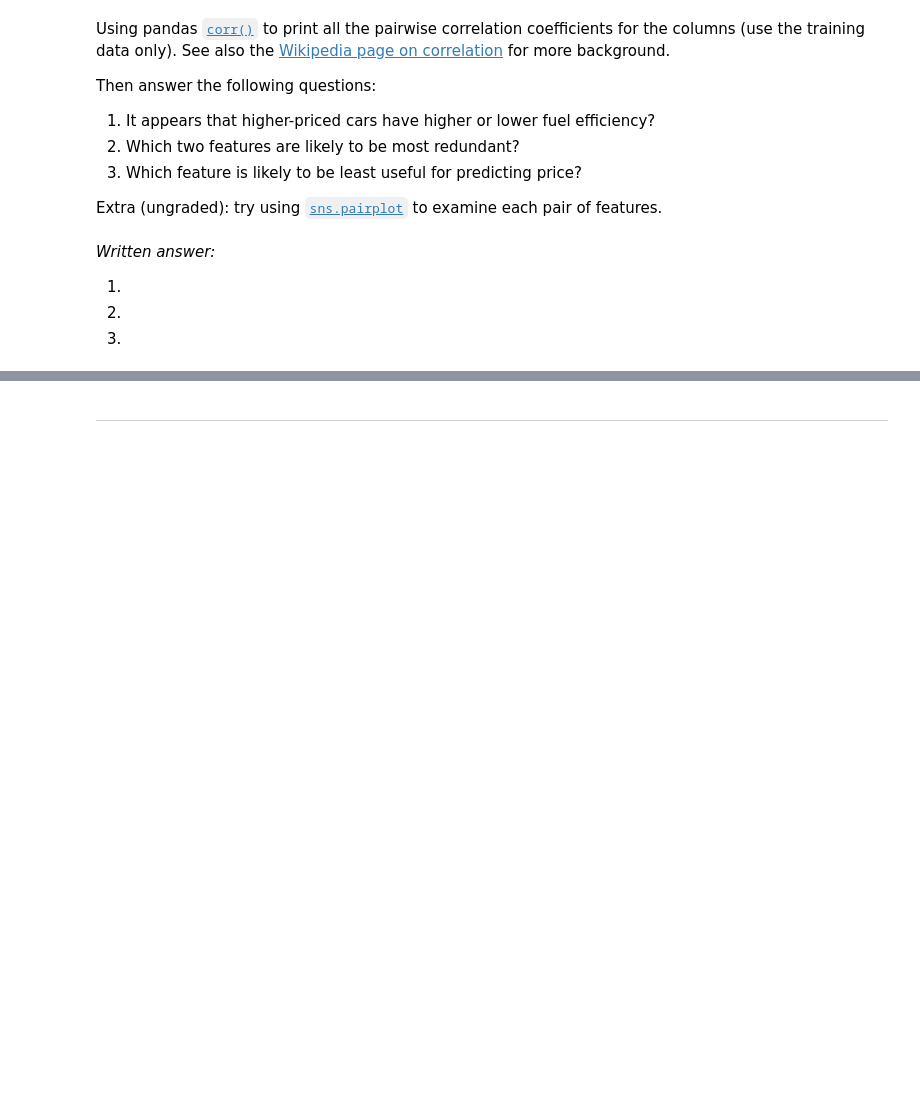
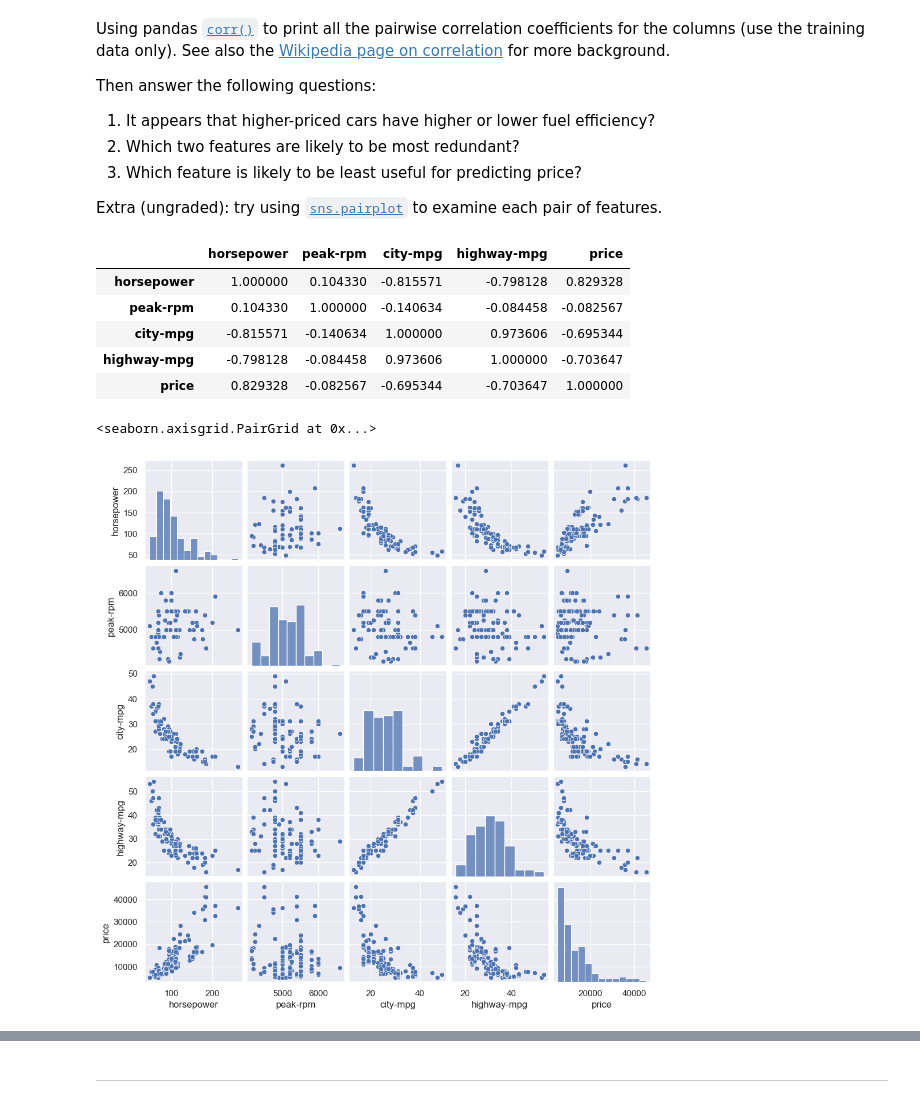
Before and after one commit to maureen-fromuth/DATASCI207_Sec03, a Jupyter notebook: 03 Linear Regression with Tensorflow.ipynb, the cells around one changed output, grey strips where cells are left out. Drawn from its saved outputs; the diff is of its cells as text; code cells hidden in the pictures; blank space fills up the shorter version.

```diff
--- a/03 Linear Regression with Tensorflow.ipynb
+++ b/03 Linear Regression with Tensorflow.ipynb
@@ -238,6 +250,17 @@ Extra (ungraded): try using [`sns.pairplot`](https://seaborn.pydata.org/generate
-# %% [markdown]
-*Written answer:*
-
-1.
-2.
-3.
+# %%
+# YOUR CODE HERE
+# Use the pandas function to calculate the correlation matrix on the training set
+corr_matrix = car_train.corr()
+display(corr_matrix)
+
+# Plot the correlation using an sns pairplot
+sns.pairplot(car_train, height=2)
+# %% [output]
+|  | horsepower | peak-rpm | city-mpg | highway-mpg | price |
+| horsepower | 1.000000 | 0.104330 | -0.815571 | -0.798128 | 0.829328 |
+| peak-rpm | 0.104330 | 1.000000 | -0.140634 | -0.084458 | -0.082567 |
+| city-mpg | -0.815571 | -0.140634 | 1.000000 | 0.973606 | -0.695344 |
+| highway-mpg | -0.798128 | -0.084458 | 0.973606 | 1.000000 | -0.703647 |
+| price | 0.829328 | -0.082567 | -0.695344 | -0.703647 | 1.000000 |
+<seaborn.axisgrid.PairGrid at 0x...>
+[figure, added]
```
Also changed, not shown: parts of 18 cells of this notebook.
